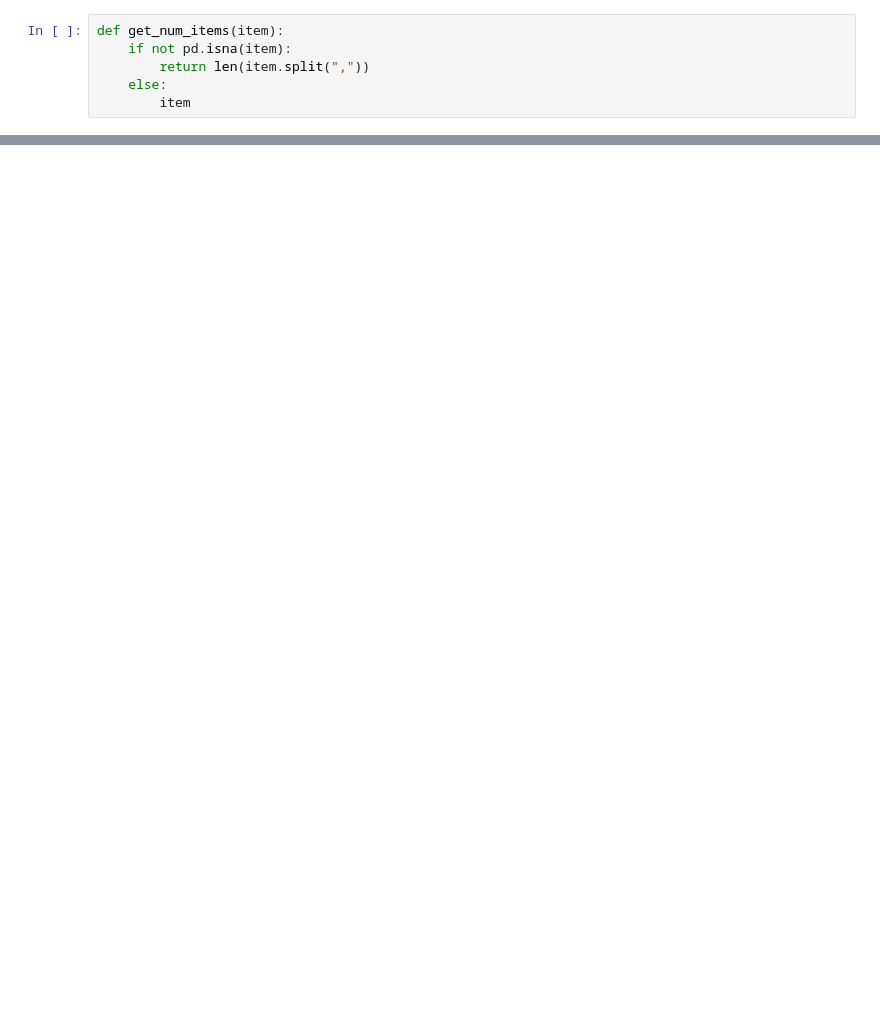
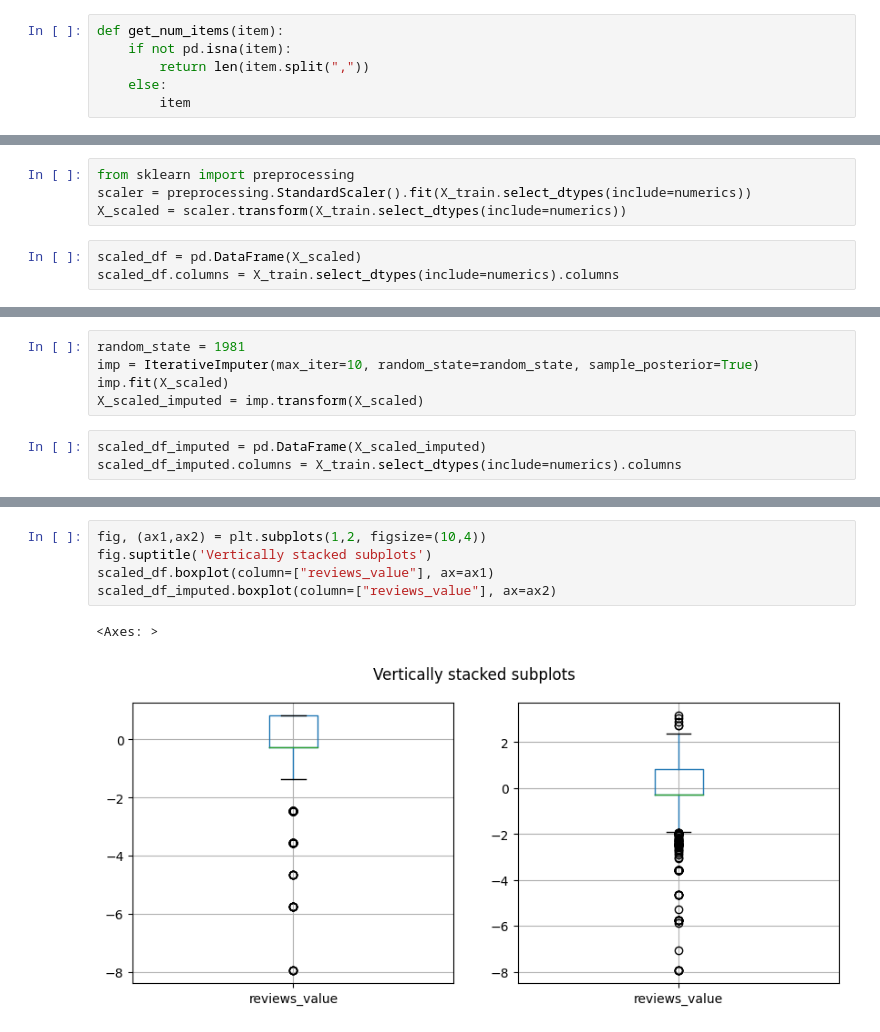
Before and after one commit to hovhannes-margaryan/advanced-business-analytics-ass1, a Jupyter notebook: experiments.ipynb, the cells around one changed output, grey strips where cells are left out. Saved outputs shown, nothing was run; the diff lists cells and outputs as text; blank space fills up the shorter version.

```diff
--- a/experiments.ipynb
+++ b/experiments.ipynb
@@ -177,0 +94,7 @@ scaled_df.corr().style.background_gradient(cmap='coolwarm')
+# %%
+from sklearn import preprocessing
+scaler = preprocessing.StandardScaler().fit(X_train.select_dtypes(include=numerics))
+X_scaled = scaler.transform(X_train.select_dtypes(include=numerics))
+# %%
+scaled_df = pd.DataFrame(X_scaled)
+scaled_df.columns = X_train.select_dtypes(include=numerics).columns
@@ -177,0 +160,8 @@ scaled_df.corr().style.background_gradient(cmap='coolwarm')
+# %%
+random_state = 1981
+imp = IterativeImputer(max_iter=10, random_state=random_state, sample_posterior=True)
+imp.fit(X_scaled)
+X_scaled_imputed = imp.transform(X_scaled)
+# %%
+scaled_df_imputed = pd.DataFrame(X_scaled_imputed)
+scaled_df_imputed.columns = X_train.select_dtypes(include=numerics).columns
@@ -177,0 +188,8 @@ scaled_df.corr().style.background_gradient(cmap='coolwarm')
+# %%
+fig, (ax1,ax2) = plt.subplots(1,2, figsize=(10,4))
+fig.suptitle('Vertically stacked subplots')
+scaled_df.boxplot(column=["reviews_value"], ax=ax1)
+scaled_df_imputed.boxplot(column=["reviews_value"], ax=ax2)
+# %% [output]
+<Axes: >
+[figure, added]
```
Also changed, not shown: parts of 47 cells of this notebook.
